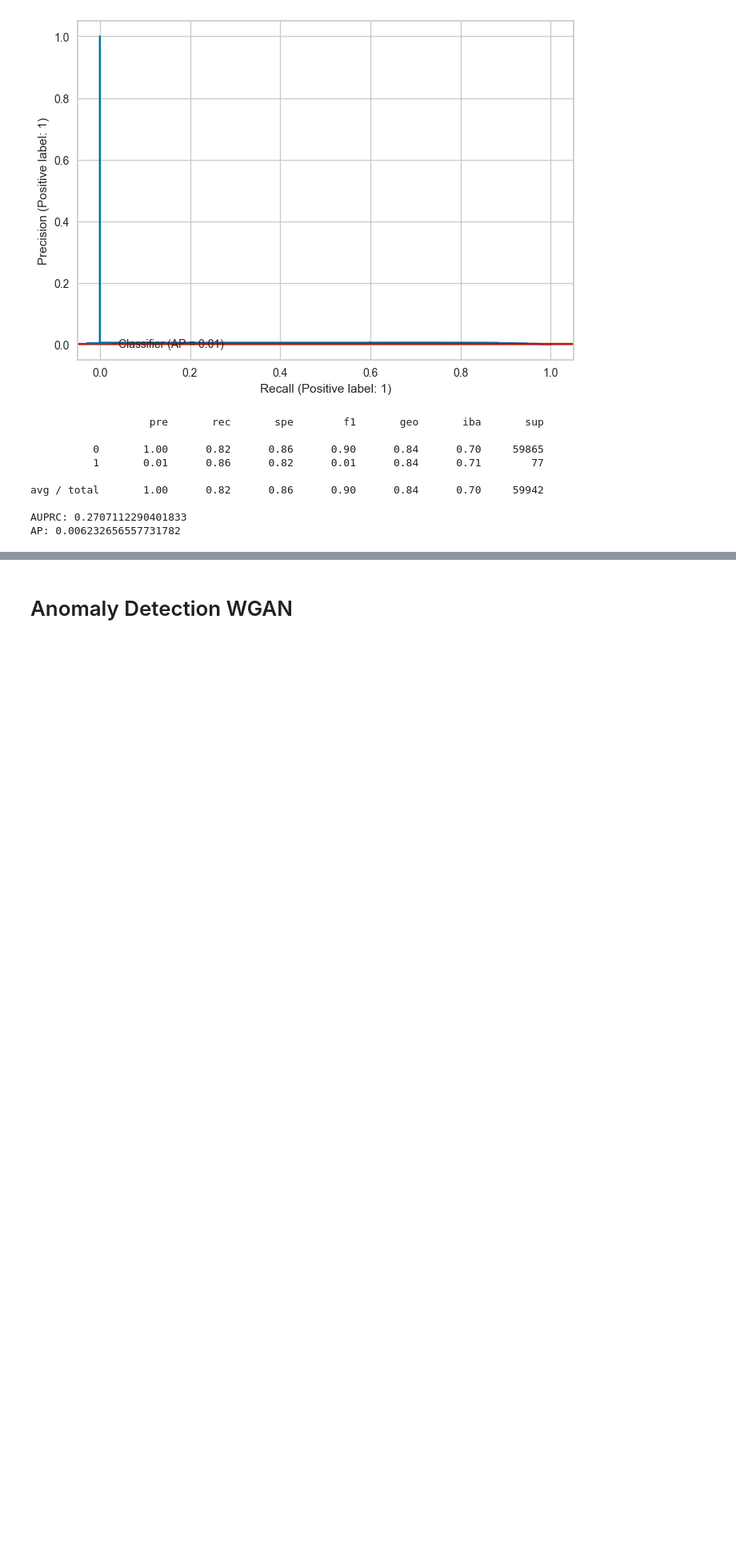
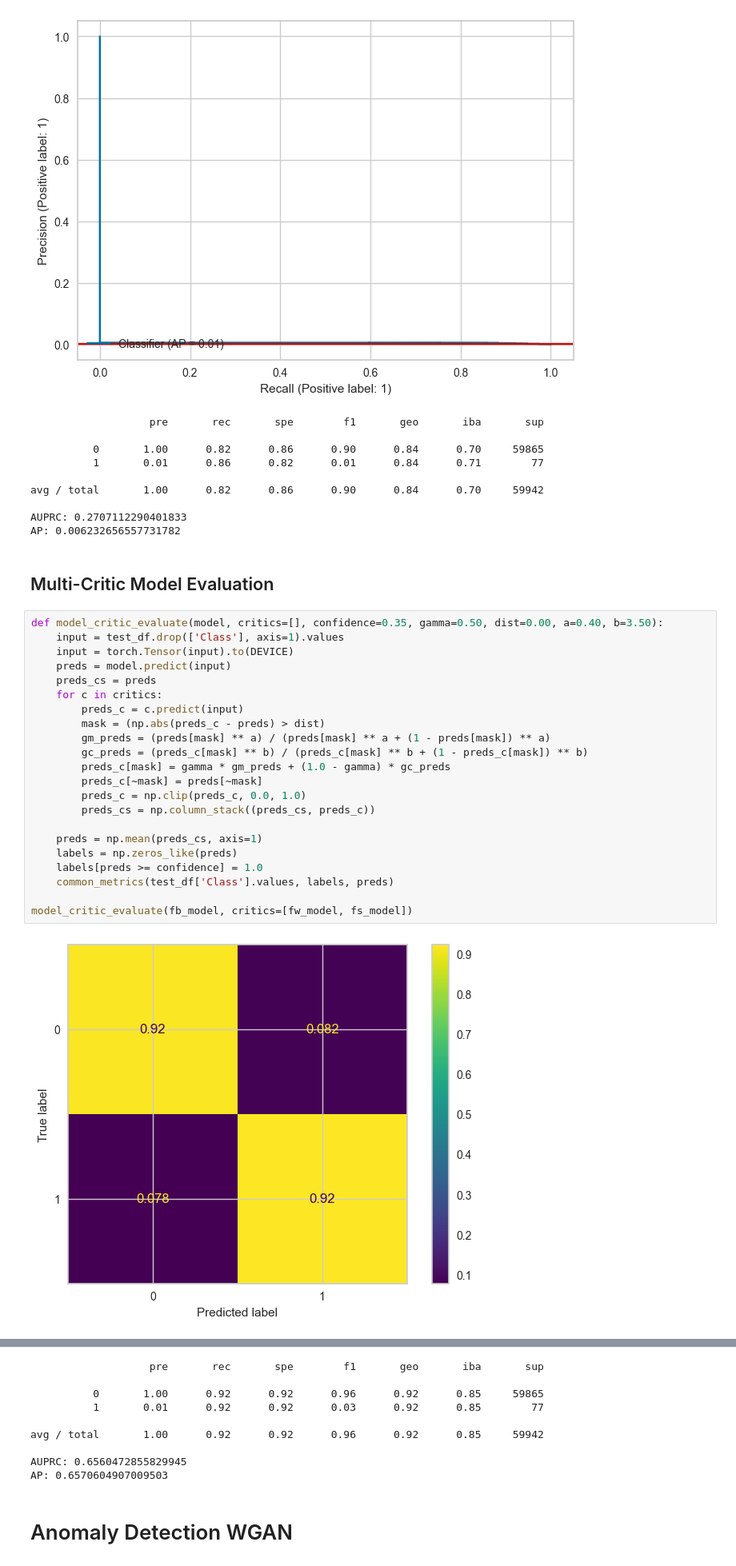
Before and after one commit to crdsteixeira/Advanced-Topics-of-Machine-Learning_GANs_for_Fraud_Detection, a Jupyter notebook: project.ipynb, the cells around one changed output, grey strips where cells are left out. Shown at 80% size. Cells and saved outputs as stored; diff of their text form; blank space fills up the shorter version.

Commit message:
Update project notebook
Add remaining results.
Add Multi-Critic Model Evaluation.

Signed-off-by: Catia Teixeira <catia.rds.teixeira@gmail.com>

```diff
--- a/project.ipynb
+++ b/project.ipynb
@@ -637,3 +637,29 @@ avg / total       1.00      0.82      0.86      0.90      0.84      0.70     599
 
 AUPRC: 0.2707112290401833
 AP: 0.006232656557731782
+# %% [markdown]
+## Multi-Critic Model Evaluation
+# %%
+def model_critic_evaluate(model, critics=[], confidence=0.35, gamma=0.50, dist=0.00, a=0.40, b=3.50):
+    input = test_df.drop(['Class'], axis=1).values
+    input = torch.Tensor(input).to(DEVICE)
+    preds = model.predict(input)
+    preds_cs = preds
+    for c in critics:
+        preds_c = c.predict(input)
+        mask = (np.abs(preds_c - preds) > dist)
+        gm_preds = (preds[mask] ** a) / (preds[mask] ** a + (1 - preds[mask]) ** a)
+        gc_preds = (preds_c[mask] ** b) / (preds_c[mask] ** b + (1 - preds_c[mask]) ** b)
+        preds_c[mask] = gamma * gm_preds + (1.0 - gamma) * gc_preds
+        preds_c[~mask] = preds[~mask]
+        preds_c = np.clip(preds_c, 0.0, 1.0)
+        preds_cs = np.column_stack((preds_cs, preds_c))
+
+    preds = np.mean(preds_cs, axis=1)
+    labels = np.zeros_like(preds)
+    labels[preds >= confidence] = 1.0
+    common_metrics(test_df['Class'].values, labels, preds)
+
+model_critic_evaluate(fb_model, critics=[fw_model, fs_model])
+# %% [output]
+[figure, added]
@@ -640,3 +668,12 @@ AP: 0.006232656557731782
+                   pre       rec       spe        f1       geo       iba       sup
+
+          0       1.00      0.92      0.92      0.96      0.92      0.85     59865
+          1       0.01      0.92      0.92      0.03      0.92      0.85        77
+
+avg / total       1.00      0.92      0.92      0.96      0.92      0.85     59942
+
+AUPRC: 0.6560472855829945
+AP: 0.6570604907009503
 # %% [markdown]
 # Anomaly Detection WGAN
 # %%
```
Also changed, not shown: parts of 8 cells of this notebook.
